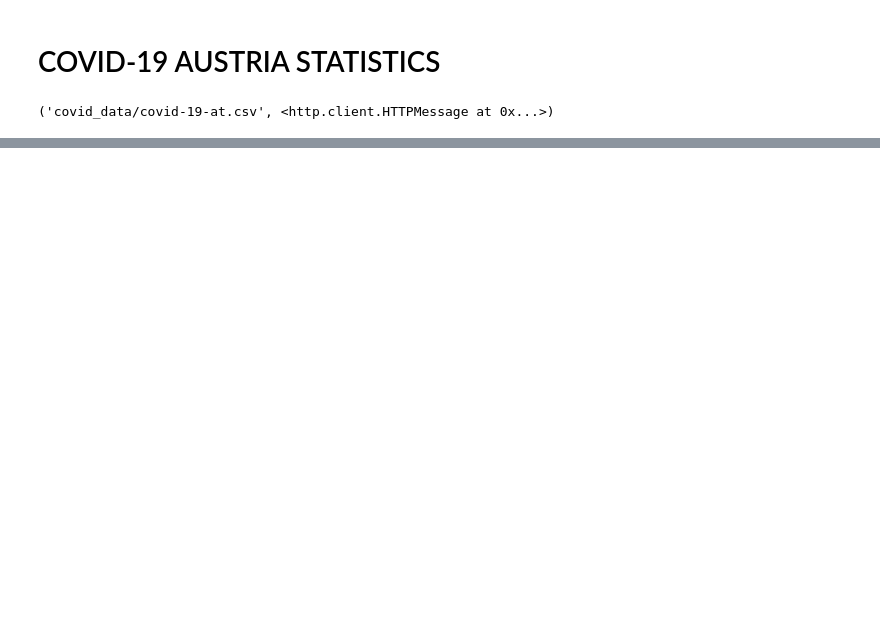
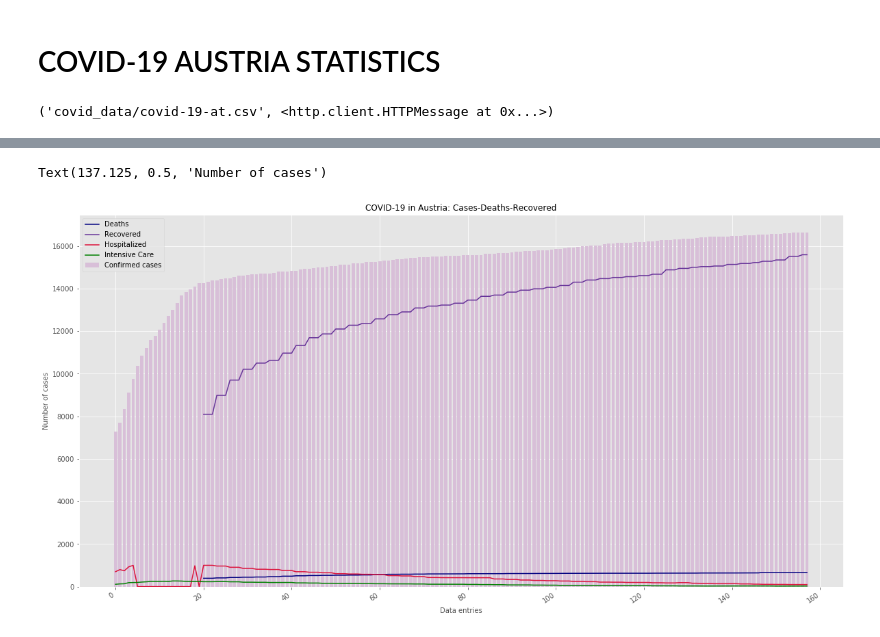
Before and after one commit to MarcelodeFreitas/Epidemiology, a Jupyter notebook: Study Cases/AUSTRIA/COVID-19_Austria_statistics.ipynb, the cells around one changed output, grey strips where cells are left out. Saved outputs shown, nothing was run; the diff lists cells and outputs as text; code cells hidden in the pictures; blank space fills up the shorter version.

```diff
--- a/Study Cases/AUSTRIA/COVID-19_Austria_statistics.ipynb
+++ b/Study Cases/AUSTRIA/COVID-19_Austria_statistics.ipynb
@@ -89,0 +447,36 @@ tests = df_raw['tests'].tolist()[0:9]
+# %%
+import bokeh
+plt.style.use('ggplot')
+
+bar_plot = cases_global
+line_1 = deaths_global
+labels = date_global
+line_2 = recovered_global
+line_3 = hospitalized_global
+line_4 = intensive_care_global
+
+fig, ax = plt.subplots(figsize=(20,10))
+
+scale = 'linear'
+fontsize = 10
+y_pos = date_global
+
+ax.set_xticklabels(labels, rotation=35, horizontalalignment= 'right', fontsize=10)
+
+width = 0.75 # the width of the bars
+plt.bar(y_pos, bar_plot, width, color='thistle', label='Confirmed cases')
+
+ax.plot(y_pos,line_1,color='navy', label='Deaths')
+ax.plot(y_pos,line_2,color='rebeccapurple', label='Recovered')
+ax.plot(y_pos,line_3,color='crimson', label='Hospitalized')
+ax.plot(y_pos,line_4,color='green', label='Intensive Care')
+
+ax.legend(loc = 'upper left')
+ax.set_xscale(scale)
+plt.savefig('images/time_global.png', dpi=400, format='png')
+ax.set_title(f'COVID-19 in Austria: Cases-Deaths-Recovered', fontsize='large')
+ax.set_xlabel(f'Data entries', fontsize='medium')
+ax.set_ylabel(f'Number of cases', fontsize='medium')
+# %% [output]
+Text(137.125, 0.5, 'Number of cases')
+[figure, added]
```
Also changed, not shown: parts of 41 cells of this notebook, 41 other files.
